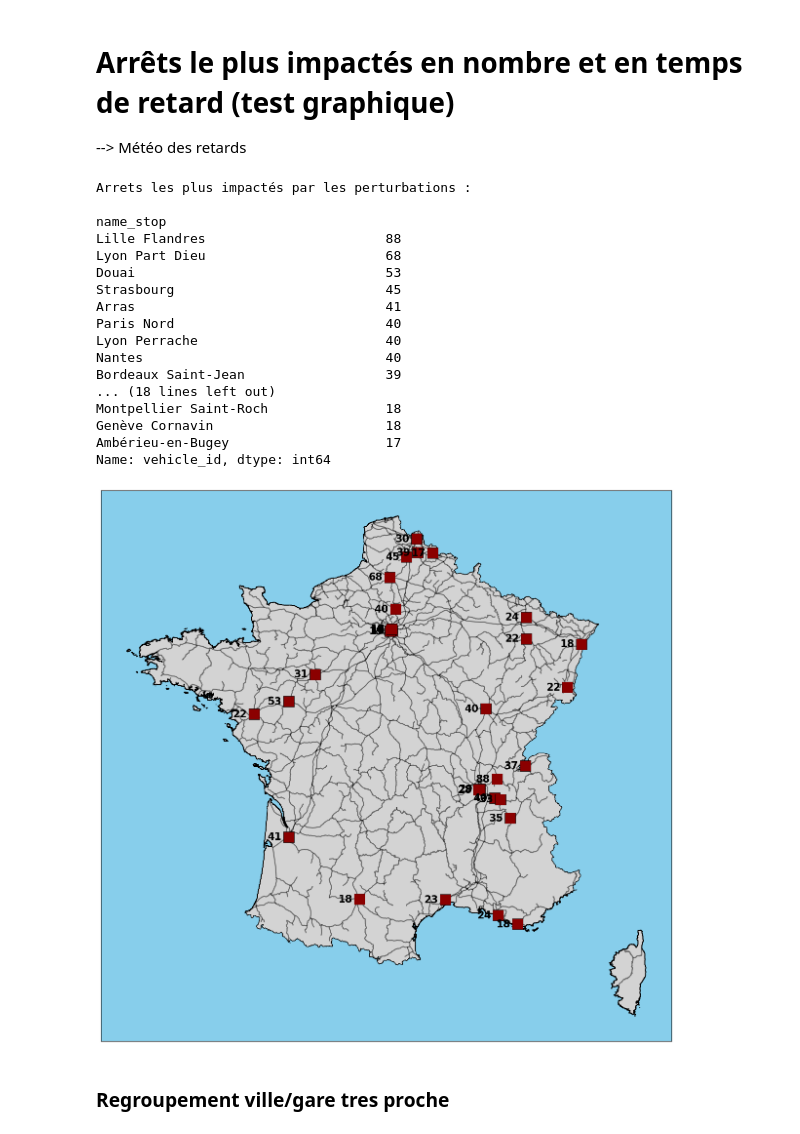
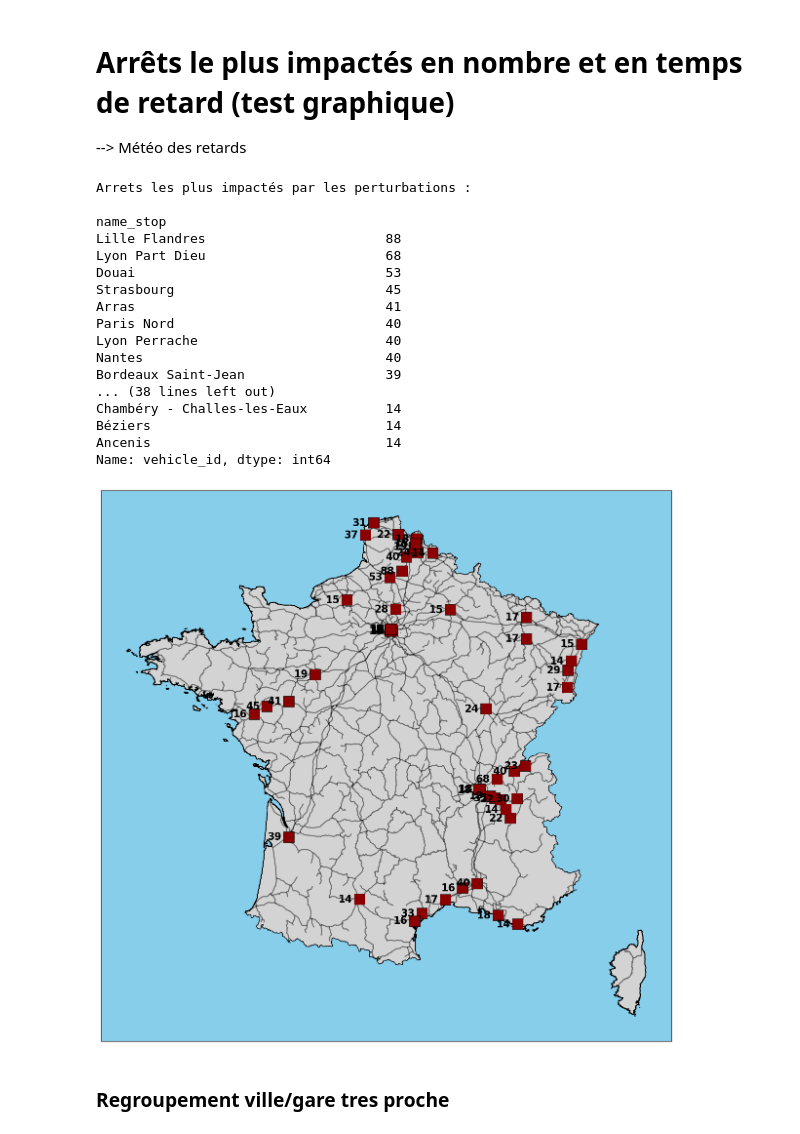
Before and after one commit to KylianSts/Perturbations_transport_public, a Jupyter notebook: TGV_TER_database_analysis.ipynb, the cells around one changed output. Cells and saved outputs as stored; diff of their text form; code cells hidden in the pictures.

```diff
--- a/TGV_TER_database_analysis.ipynb
+++ b/TGV_TER_database_analysis.ipynb
@@ -521,7 +522,7 @@ Name: vehicle_id, dtype: int64
 
 --> Météo des retards
 # %%
-most_impacted_stop = df_disruption.groupby('name_stop')['vehicle_id'].count().sort_values(ascending=False)[:30]
+most_impacted_stop = df_disruption.groupby('name_stop')['vehicle_id'].count().sort_values(ascending=False)[:50]
 
 print("Arrets les plus impactés par les perturbations : \n\n" + str(most_impacted_stop))
 # %% [output]
@@ -537,10 +538,10 @@ Paris Nord                           40
 Lyon Perrache                        40
 Nantes                               40
 Bordeaux Saint-Jean                  39
-... (18 lines left out)
-Montpellier Saint-Roch               18
-Genève Cornavin                      18
-Ambérieu-en-Bugey                    17
+... (38 lines left out)
+Chambéry - Challes-les-Eaux          14
+Béziers                              14
+Ancenis                              14
 Name: vehicle_id, dtype: int64
 # %%
 stops_lon_lat = df_disruption[df_disruption['name_stop'].isin(most_impacted_stop.index)].groupby('name_stop').agg({'lon': 'first', 'lat': 'first'}).reset_index()
@@ -555,35 +556,35 @@ latitudes = list(stops_lon_lat['lat'])
 
 # Chercher données lon et lat sur les routes pour pouvoir mettre en valeur les routes impactées avec echelle de couleur ?
 # A merge par route_id ou route_name
 
 
 fig, ax = plt.subplots(figsize=(12, 12))
 
 reseau = gpd.read_file('formes-des-lignes-du-rfn/formes-des-lignes-du-rfn.shp')
-france = gpd.read_file('data/FRA_adm0.shp')
+france = gpd.read_file('data/France/FRA_adm0.shp')
 
 ax.set_facecolor('skyblue')
 
 france.plot(ax=ax, color='lightgrey', edgecolor='black')
 reseau.plot(ax=ax, color='black', alpha=0.5)
 
 ax.axes.get_xaxis().set_visible(False)
 ax.axes.get_yaxis().set_visible(False)
 
 # Tracer les points
 ax.scatter(longitudes, latitudes, s=250, color='darkred', edgecolor='black', linewidth=0.5, zorder=3, alpha=1, marker='s')
 
 # Ajouter du texte à gauche de chaque carré --> mettre texte a gauche ou à droite selon ce qu'il y a autour
 # Mettre en rouge la valeur la plus élevé et en bleu la moins élevé
 for lon, lat, value in zip(longitudes, latitudes, list(most_impacted_stop)):
     ax.text(lon - 0.6, lat, str(value), verticalalignment='center', fontsize=15, color='black', fontweight='bold')
 
 plt.tight_layout()
 plt.savefig("Meteo_retard_ameliore.png", dpi=300)
 
 plt.show()
 # %% [output]
-[figure, old version]
+[figure, new version]
 # %% [markdown]
 ### Regroupement ville/gare tres proche
 # %%
```
Also changed, not shown: parts of 6 cells of this notebook.
